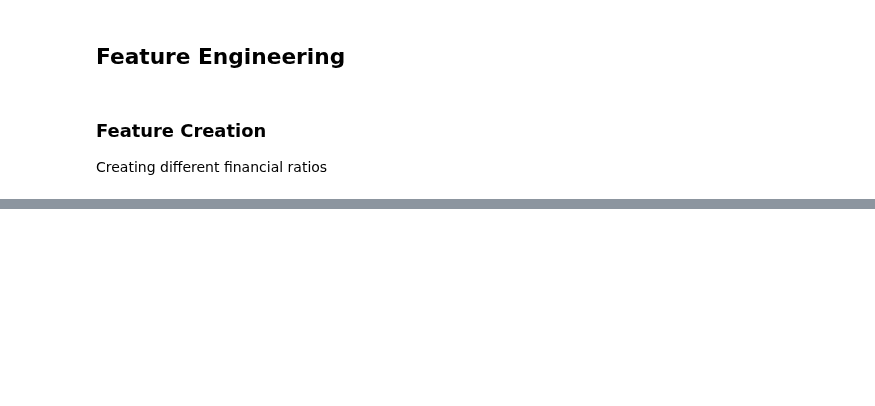
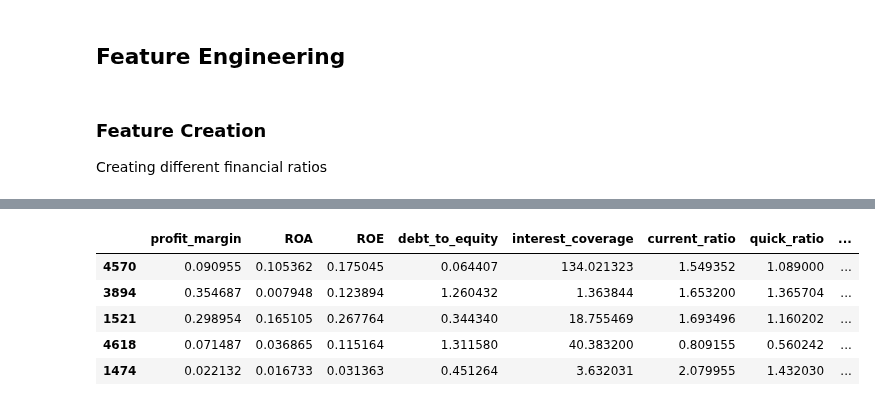
Before and after one commit to NotMishaal/esg-prediction, a Jupyter notebook: notebooks/financials.ipynb, the cells around one changed output, grey strips where cells are left out. Drawn from its saved outputs; the diff is of its cells as text; code cells hidden in the pictures; blank space fills up the shorter version.

```diff
--- a/notebooks/financials.ipynb
+++ b/notebooks/financials.ipynb
@@ -326,0 +311,9 @@ for name, (num_cols, den_col) in financial_ratios.items():
+# %%
+df_latest[financial_ratios.keys()].head()
+# %% [output]
+|  | profit_margin | ROA | ROE | debt_to_equity | interest_coverage | current_ratio | quick_ratio | ... |
+| 4570 | 0.090955 | 0.105362 | 0.175045 | 0.064407 | 134.021323 | 1.549352 | 1.089000 | ... |
+| 3894 | 0.354687 | 0.007948 | 0.123894 | 1.260432 | 1.363844 | 1.653200 | 1.365704 | ... |
+| 1521 | 0.298954 | 0.165105 | 0.267764 | 0.344340 | 18.755469 | 1.693496 | 1.160202 | ... |
+| 4618 | 0.071487 | 0.036865 | 0.115164 | 1.311580 | 40.383200 | 0.809155 | 0.560242 | ... |
+| 1474 | 0.022132 | 0.016733 | 0.031363 | 0.451264 | 3.632031 | 2.079955 | 1.432030 | ... |
```
Also changed, not shown: parts of 14 cells of this notebook.
